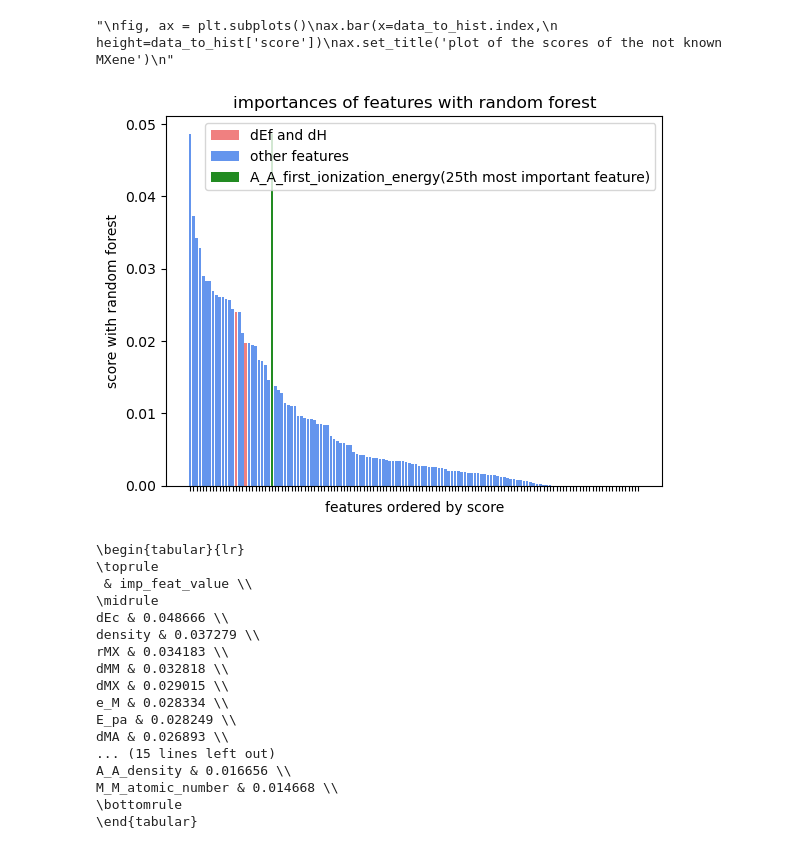
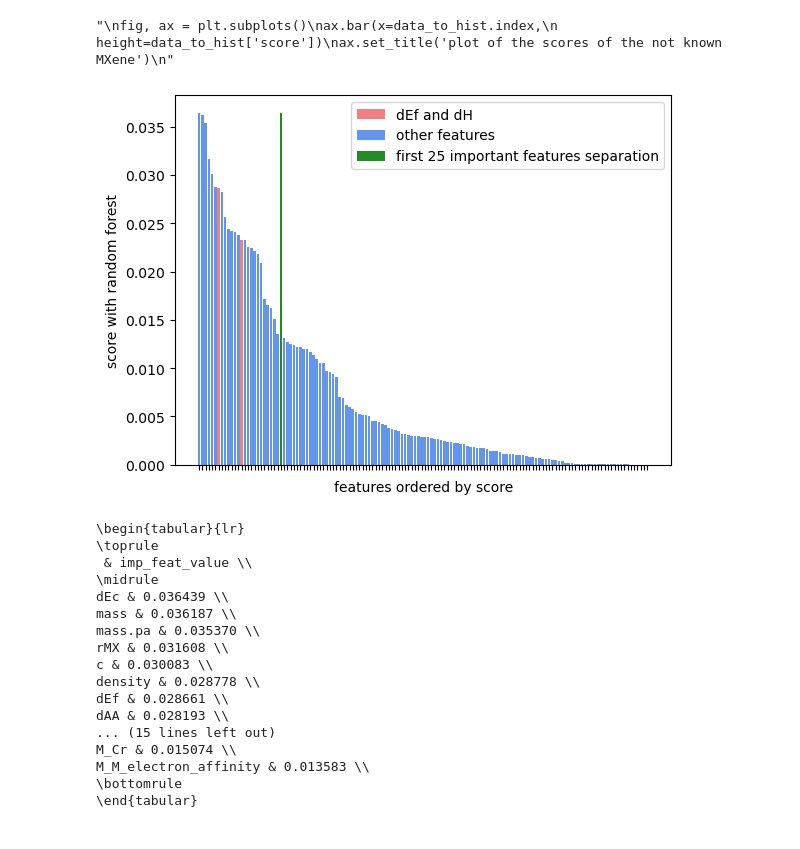
Before and after one commit to tpaquier/material_science, a Jupyter notebook: The_article/For_writing/It_ls_svm_wo_dt_all_features.ipynb, the cells around one changed output. Saved outputs shown, nothing was run; the diff lists cells and outputs as text; code cells hidden in the pictures.

```diff
--- a/The_article/For_writing/It_ls_svm_wo_dt_all_features.ipynb
+++ b/The_article/For_writing/It_ls_svm_wo_dt_all_features.ipynb
@@ -329,7 +329,7 @@ ax.set_title('plot of the scores of the not known MXene')
 # %% [output]
 "\nfig, ax = plt.subplots()\nax.bar(x=data_to_hist.index,\n       height=data_to_hist['score'])\nax.set_title('plot of the scores of the not known MXene')\n"
 # %%
-tree_imp_feat_post = RandomForestClassifier(random_state=871867).fit(X=data_to_hist.drop(['class','label',
+tree_imp_feat_post = RandomForestClassifier(n_estimators=1000).fit(X=data_to_hist.drop(['class','label',
                                                                'cluster','relab','to_det_b',
                                                                'score','check_array'],axis=1),y=data_to_hist['check_array'])
 # %%
@@ -352,18 +352,17 @@ first_features = df_for_imp_feat.index[25]
 # %%
 fig, ax = plt.subplots()
 ax.bar(x=df_for_imp_feat.index,
        height=df_for_imp_feat['imp_feat_value'],color=df_for_imp_feat['color'])
 ax.set(xticklabels=[])
 ax.bar(first_features,height=np.max(df_for_imp_feat['imp_feat_value']),color='forestgreen',
-       label=f'{first_features}(25th most important feature)')
+       label='first 25 important features separation')
 ax.set(ylabel='score with random forest')
 ax.set(xlabel='features ordered by score')
 ax.bar(x=['0','0'],height=[0,0],color=['lightcoral','cornflowerblue'],label=['dEf and dH', 'other features'])
 ax.legend()
-ax.set_title('importances of features with random forest')
 plt.savefig('features_imp_it_ls_svm.png')
 # %% [output]
-[figure, old version]
+[figure, new version]
 # %%
 print(df_for_imp_feat.drop(['color'],axis=1).head(25).to_latex())
 # %% [output]
@@ -371,17 +370,17 @@ print(df_for_imp_feat.drop(['color'],axis=1).head(25).to_latex())
 \toprule
  & imp_feat_value \\
 \midrule
-dEc & 0.048666 \\
-density & 0.037279 \\
-rMX & 0.034183 \\
-dMM & 0.032818 \\
-dMX & 0.029015 \\
-e_M & 0.028334 \\
-E_pa & 0.028249 \\
-dMA & 0.026893 \\
+dEc & 0.036439 \\
+mass & 0.036187 \\
+mass.pa & 0.035370 \\
+rMX & 0.031608 \\
+c & 0.030083 \\
+density & 0.028778 \\
+dEf & 0.028661 \\
+dAA & 0.028193 \\
 ... (15 lines left out)
-A_A_density & 0.016656 \\
-M_M_atomic_number & 0.014668 \\
+M_Cr & 0.015074 \\
+M_M_electron_affinity & 0.013583 \\
 \bottomrule
 \end{tabular}
 # %%
```
Also changed, not shown: parts of 3 cells of this notebook, 5 other files.
